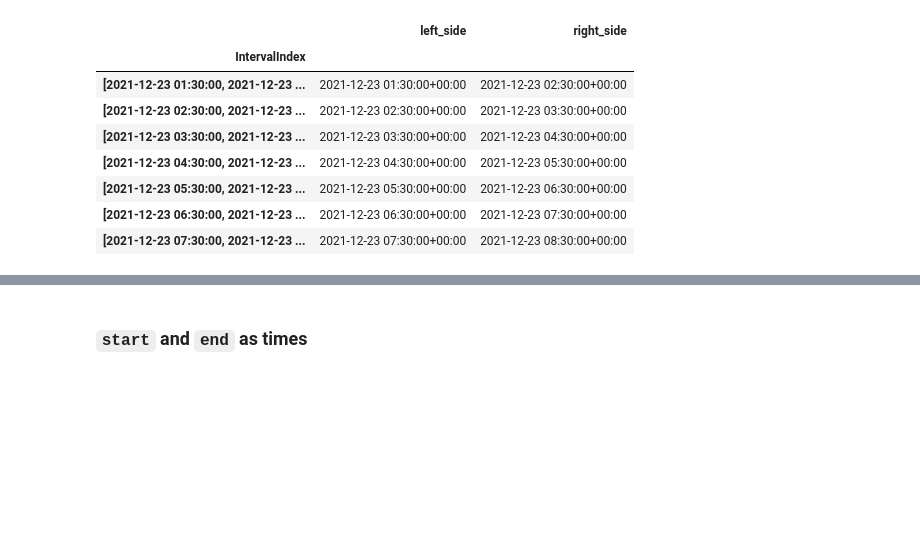
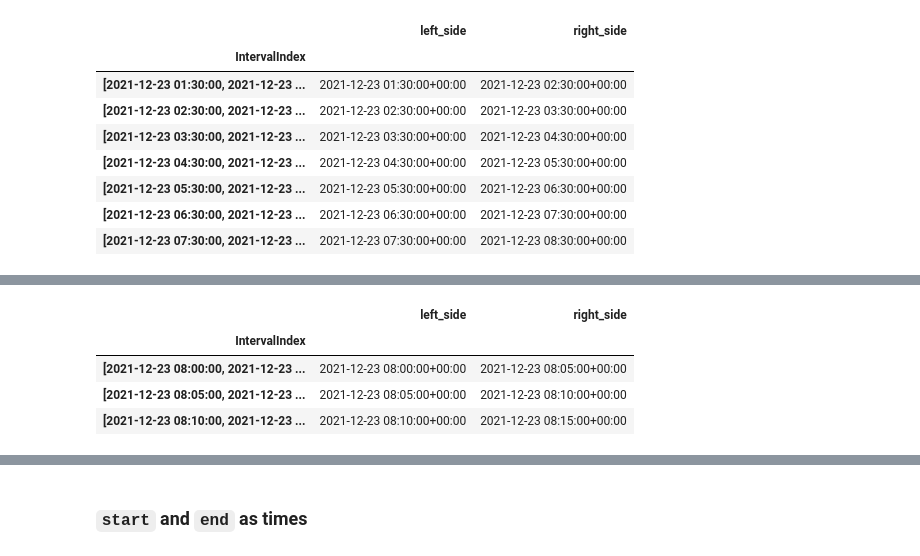
Before and after one commit to w3stling/exchange_calendars, a Jupyter notebook: docs/tutorials/trading_index.ipynb, the cells around one changed output, grey strips where cells are left out. Saved outputs shown, nothing was run; the diff lists cells and outputs as text; code cells hidden in the pictures; blank space fills up the shorter version.

```diff
--- a/docs/tutorials/trading_index.ipynb
+++ b/docs/tutorials/trading_index.ipynb
@@ -477,0 +506,9 @@ show_as_df(index)
+# %%
+index = xtae.trading_index(start, start, "5T", align="5T")
+show_as_df(index)[:3]
+# %% [output]
+|  | left_side | right_side |
+| IntervalIndex |  |  |
+| [2021-12-23 08:00:00, 2021-12-23 ... | 2021-12-23 08:00:00+00:00 | 2021-12-23 08:05:00+00:00 |
+| [2021-12-23 08:05:00, 2021-12-23 ... | 2021-12-23 08:05:00+00:00 | 2021-12-23 08:10:00+00:00 |
+| [2021-12-23 08:10:00, 2021-12-23 ... | 2021-12-23 08:10:00+00:00 | 2021-12-23 08:15:00+00:00 |
```
Also changed, not shown: parts of 25 cells of this notebook, 1 other file.
